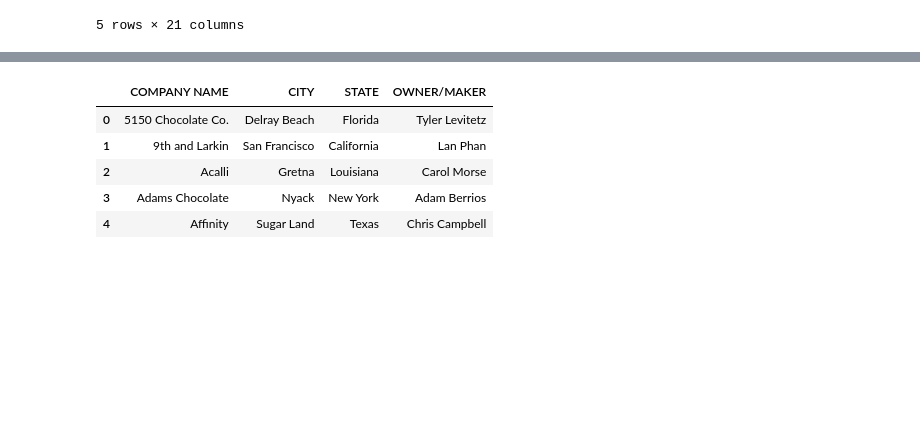
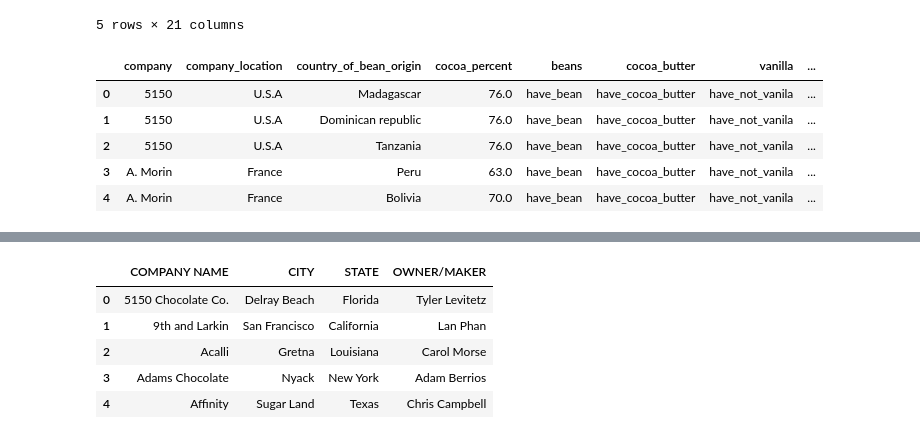
Before and after one commit to tapatio-123/ETL_Project, a Jupyter notebook: csv_to_df.ipynb, the cells around one changed output, grey strips where cells are left out. Cells and saved outputs as stored; diff of their text form; code cells hidden in the pictures; blank space fills up the shorter version.

```diff
--- a/csv_to_df.ipynb
+++ b/csv_to_df.ipynb
@@ -22,3 +27,14 @@ chocolate_df.head()
 | 3 | 3 | 797 | A. Morin | France | 2012 | Peru | ... |
 | 4 | 4 | 797 | A. Morin | France | 2012 | Bolivia | ... |
 5 rows × 21 columns
+# %%
+new_choc = chocolate_df.drop(['Unnamed: 0','ref', 'review_date', 'specific_bean_origin_or_bar_name', 'rating', 'counts_of_ingredients', 'first_taste', 'second_taste', 'third_taste', 'fourth_taste','lecithin', 'sweetener_without_sugar',], axis=1)
+
+new_choc.head()
+# %% [output]
+|  | company | company_location | country_of_bean_origin | cocoa_percent | beans | cocoa_butter | vanilla | ... |
+| 0 | 5150 | U.S.A | Madagascar | 76.0 | have_bean | have_cocoa_butter | have_not_vanila | ... |
+| 1 | 5150 | U.S.A | Dominican republic | 76.0 | have_bean | have_cocoa_butter | have_not_vanila | ... |
+| 2 | 5150 | U.S.A | Tanzania | 76.0 | have_bean | have_cocoa_butter | have_not_vanila | ... |
+| 3 | A. Morin | France | Peru | 63.0 | have_bean | have_cocoa_butter | have_not_vanila | ... |
+| 4 | A. Morin | France | Bolivia | 70.0 | have_bean | have_cocoa_butter | have_not_vanila | ... |
```
Also changed, not shown: parts of 8 cells of this notebook, 1 other file.
